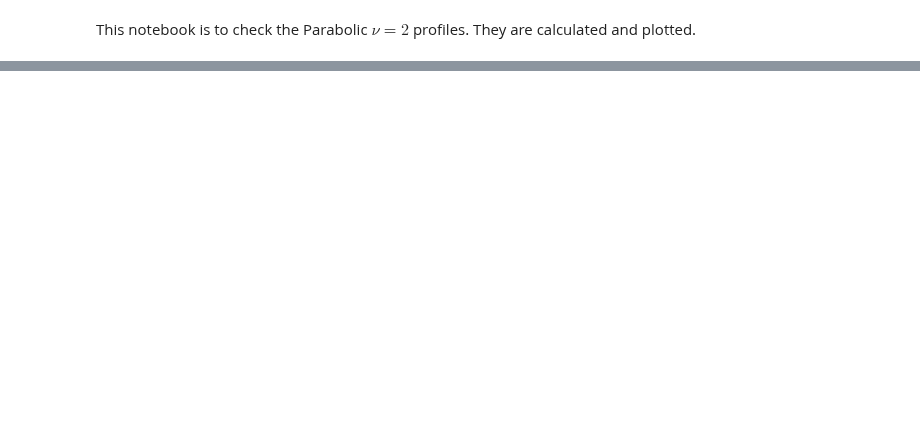
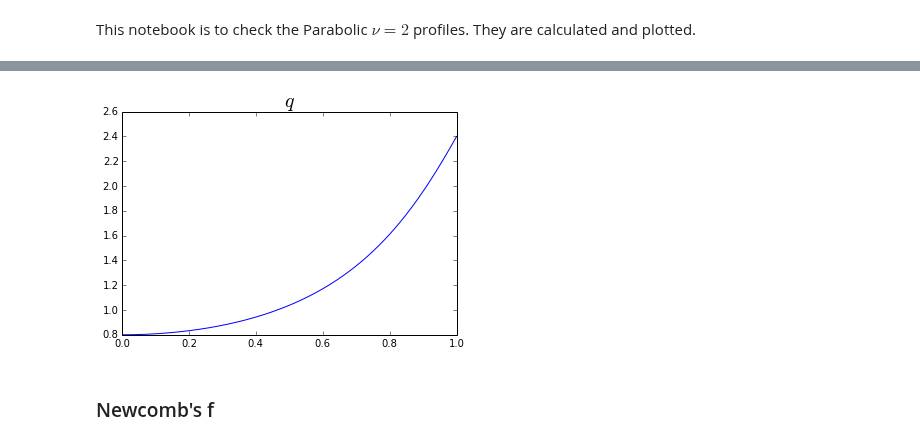
Before and after one commit to jensv/fluxtubestability, a Jupyter notebook: ipython_notebooks/Parabolic_nu2_profiles.ipynb, the cells around one changed output, grey strips where cells are left out. Saved outputs shown, nothing was run; the diff lists cells and outputs as text; code cells hidden in the pictures; blank space fills up the shorter version.

```diff
--- a/ipython_notebooks/Parabolic_nu2_profiles.ipynb
+++ b/ipython_notebooks/Parabolic_nu2_profiles.ipynb
@@ -44,0 +46,8 @@ plt.show()
+# %%
+plt.plot(r,splines['q'](r))
+plt.title(r"$q$", fontsize=20)
+plt.show()
+# %% [output]
+[figure, added]
+# %% [markdown]
+### Newcomb's f
```
Also changed, not shown: parts of 47 cells of this notebook.
